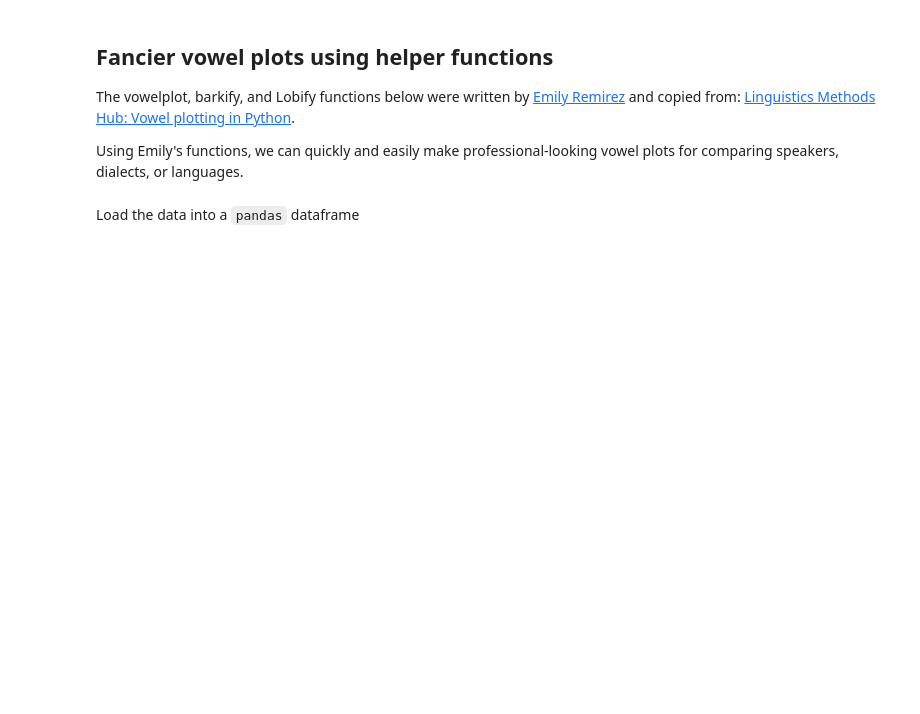
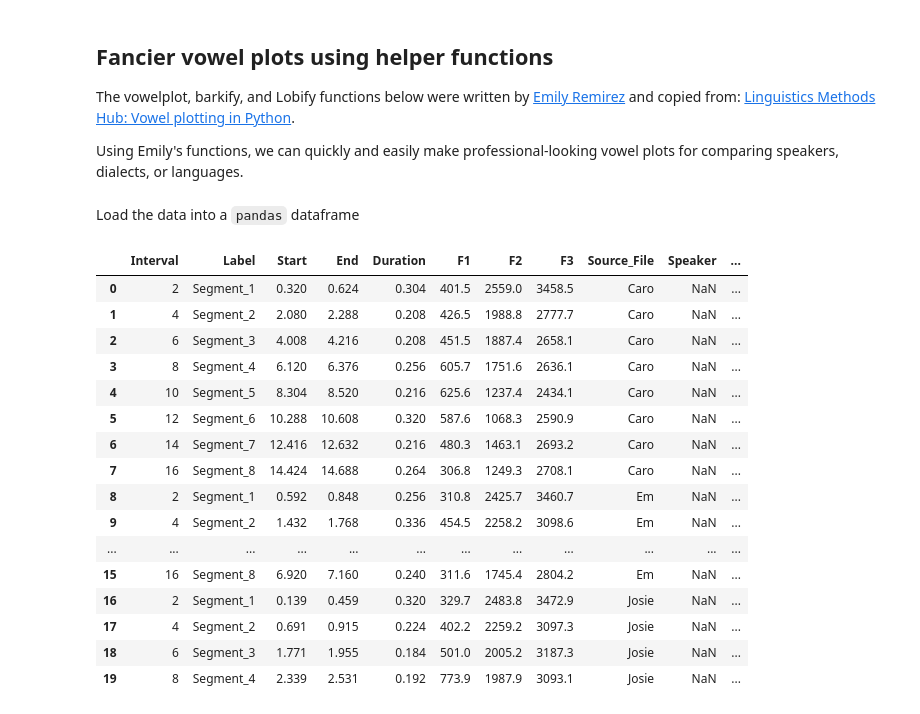
Before and after one commit to ethanweed/praat-workshop, a Jupyter notebook: advanced_vowelspace_plot.ipynb, the cells around one changed output. Drawn from its saved outputs; the diff is of its cells as text; code cells hidden in the pictures; blank space fills up the shorter version.

```diff
--- a/advanced_vowelspace_plot.ipynb
+++ b/advanced_vowelspace_plot.ipynb
@@ -164,30 +184,50 @@ Load the data into a `pandas` dataframe
 # %%
 # load the data into a dataframe
 df = pd.read_csv('https://raw.githubusercontent.com/ethanweed/praat-workshop/refs/heads/main/2025/output/h_d_formants/combined_formants.txt', sep='\t')
 
+df = pd.read_csv('https://raw.githubusercontent.com/ethanweed/praat-workshop/refs/heads/main/2025/output/YourVowels.csv', sep=',')
+
 #labels = ['heed', 'hid', 'head', 'had', 'hod', 'hawed', 'hood', 'whod']
-labels = ['i', 'I', 'ɛ', 'æ', 'ɑ', 'ɔ', 'ʊ', 'u']
+#labels = ['i', 'I', 'ɛ', 'æ', 'ɑ', 'ɔ', 'ʊ', 'u']
 
 # Make a new column called speaker with the string bewten "h_d_" and "_formants" in Source_File
 df['Speaker'] = df['Source_File'].str.extract(r'(h_d_)(.*)(_formants)')[1]
 
 label_dict = {
     'Segment_1': 'i',
     'Segment_2': 'I',
     'Segment_3': 'ɛ',
     'Segment_4': 'æ',
     'Segment_5': 'ɑ',
     'Segment_6': 'ɔ',
     'Segment_7': 'ʊ',
     'Segment_8': 'u'
 }
 
 # Make a column called vowel. Look up the key in the Label column and return the value from the label_dict
 df['Vowel'] = df['Label'].map(label_dict)
 
 # Make a new column called dialect with the string in speaker removing any numbers
 df['Dialect'] = df['Speaker'].str.extract(r'([a-zA-Z]+)')[0]
 
-df
+df.head(20)
+# %% [output]
+|  | Interval | Label | Start | End | Duration | F1 | F2 | F3 | Source_File | Speaker | ... |
+| 0 | 2 | Segment_1 | 0.320 | 0.624 | 0.304 | 401.5 | 2559.0 | 3458.5 | Caro | NaN | ... |
+| 1 | 4 | Segment_2 | 2.080 | 2.288 | 0.208 | 426.5 | 1988.8 | 2777.7 | Caro | NaN | ... |
+| 2 | 6 | Segment_3 | 4.008 | 4.216 | 0.208 | 451.5 | 1887.4 | 2658.1 | Caro | NaN | ... |
+| 3 | 8 | Segment_4 | 6.120 | 6.376 | 0.256 | 605.7 | 1751.6 | 2636.1 | Caro | NaN | ... |
+| 4 | 10 | Segment_5 | 8.304 | 8.520 | 0.216 | 625.6 | 1237.4 | 2434.1 | Caro | NaN | ... |
+| 5 | 12 | Segment_6 | 10.288 | 10.608 | 0.320 | 587.6 | 1068.3 | 2590.9 | Caro | NaN | ... |
+| 6 | 14 | Segment_7 | 12.416 | 12.632 | 0.216 | 480.3 | 1463.1 | 2693.2 | Caro | NaN | ... |
+| 7 | 16 | Segment_8 | 14.424 | 14.688 | 0.264 | 306.8 | 1249.3 | 2708.1 | Caro | NaN | ... |
+| 8 | 2 | Segment_1 | 0.592 | 0.848 | 0.256 | 310.8 | 2425.7 | 3460.7 | Em | NaN | ... |
+| 9 | 4 | Segment_2 | 1.432 | 1.768 | 0.336 | 454.5 | 2258.2 | 3098.6 | Em | NaN | ... |
+| ... | ... | ... | ... | ... | ... | ... | ... | ... | ... | ... | ... |
+| 15 | 16 | Segment_8 | 6.920 | 7.160 | 0.240 | 311.6 | 1745.4 | 2804.2 | Em | NaN | ... |
+| 16 | 2 | Segment_1 | 0.139 | 0.459 | 0.320 | 329.7 | 2483.8 | 3472.9 | Josie | NaN | ... |
+| 17 | 4 | Segment_2 | 0.691 | 0.915 | 0.224 | 402.2 | 2259.2 | 3097.3 | Josie | NaN | ... |
+| 18 | 6 | Segment_3 | 1.771 | 1.955 | 0.184 | 501.0 | 2005.2 | 3187.3 | Josie | NaN | ... |
+| 19 | 8 | Segment_4 | 2.339 | 2.531 | 0.192 | 773.9 | 1987.9 | 3093.1 | Josie | NaN | ... |
 # %%
 vowelplot(df, color = 'Dialect')
```
Also changed, not shown: parts of 9 cells of this notebook.
